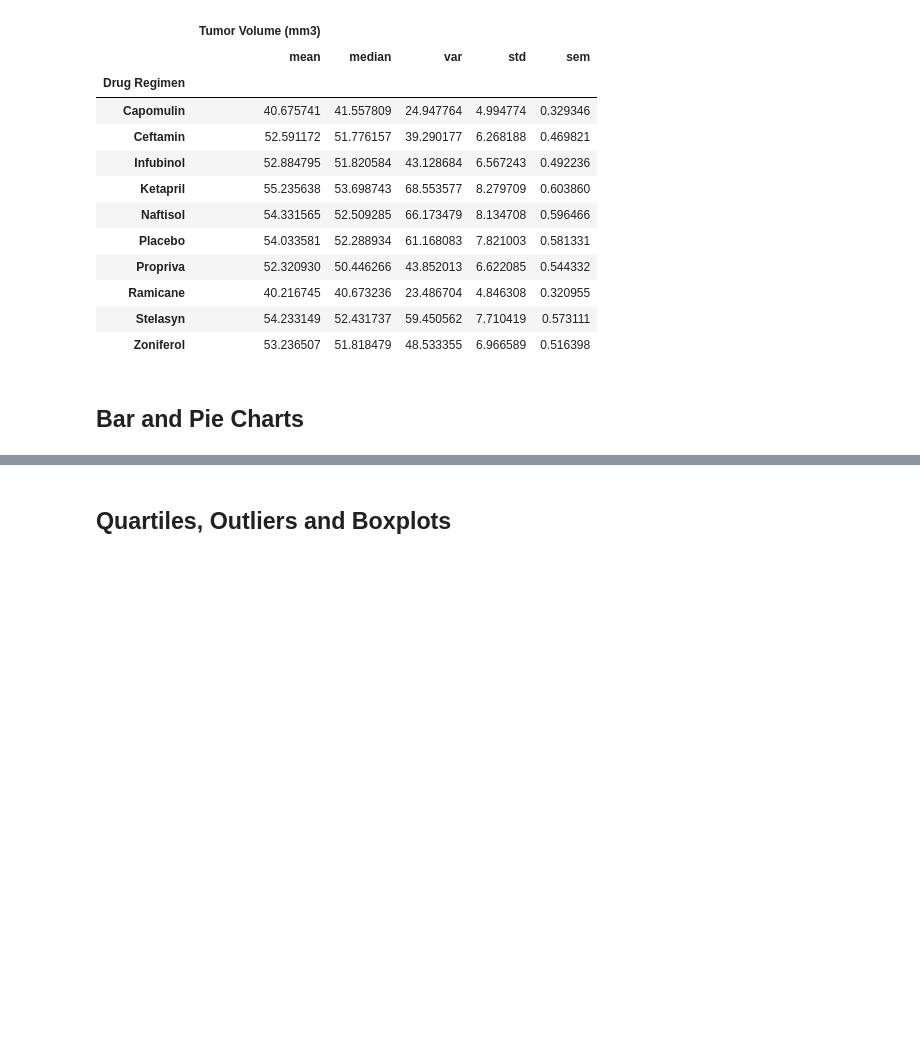
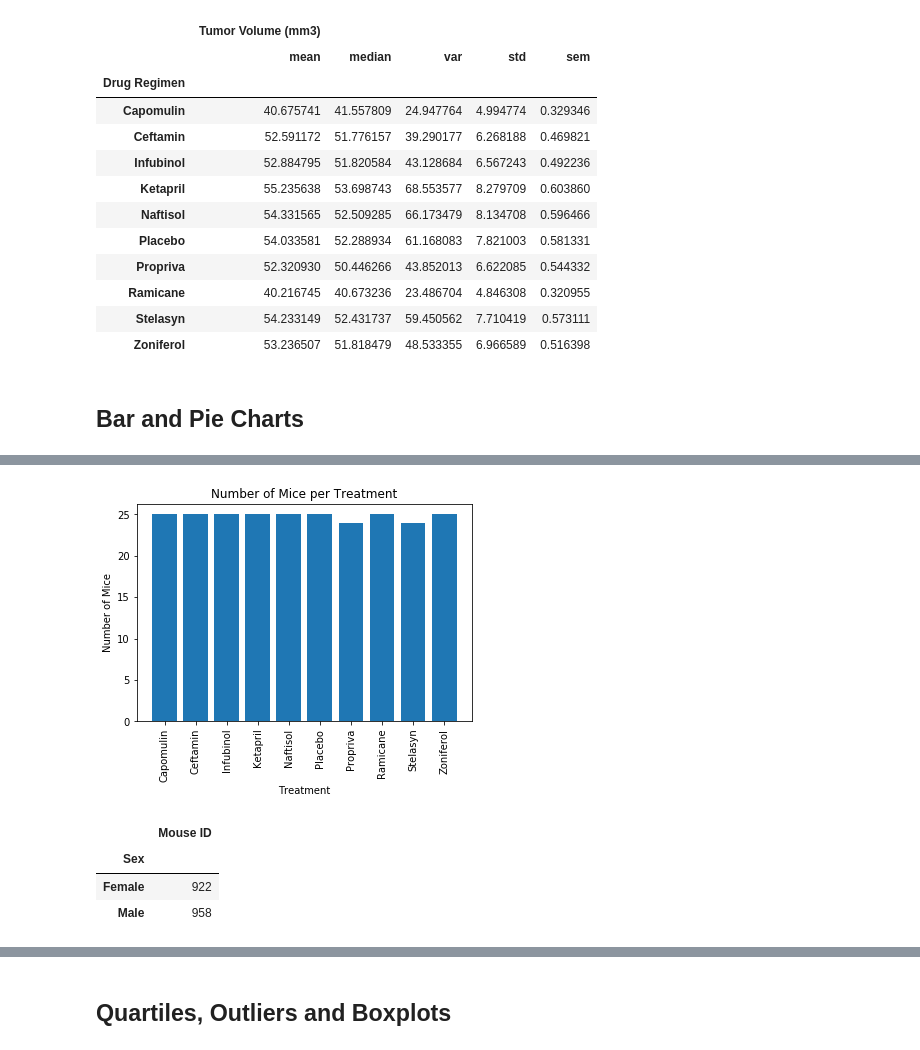
Before and after one commit to llambrano/clinical-trial-analysis, a Jupyter notebook: solution/clinical-trial-analysis.ipynb, the cells around one changed output, grey strips where cells are left out. Drawn from its saved outputs; the diff is of its cells as text; code cells hidden in the pictures; blank space fills up the shorter version.

```diff
--- a/solution/clinical-trial-analysis.ipynb
+++ b/solution/clinical-trial-analysis.ipynb
@@ -165,4 +180,22 @@ summary_statistics_2
 # %%
 # Generate a bar plot showing the total number of mice for each treatment throughout the course of the study using pyplot.
+num_mice = mice_per_treatment['Mouse ID'].to_list()
+treatment = mice_per_treatment.index
+plt.title("Number of Mice per Treatment")
+plt.xlabel("Treatment")
+plt.ylabel("Number of Mice")
+plt.xticks(rotation=90)
+plt.bar(treatment, num_mice)
+plt.show()
+# %% [output]
+[figure, added]
 # %%
 # Generate a pie plot showing the distribution of female versus male mice using pandas
+grp_mice_gender = mouse_study_results.groupby(['Sex'])
+mice_gender = grp_mice_gender[['Mouse ID']].count()
+mice_gender
+# %% [output]
+|  | Mouse ID |
+| Sex |  |
+| Female | 922 |
+| Male | 958 |
```
Also changed, not shown: parts of 19 cells of this notebook, 2 other files.
